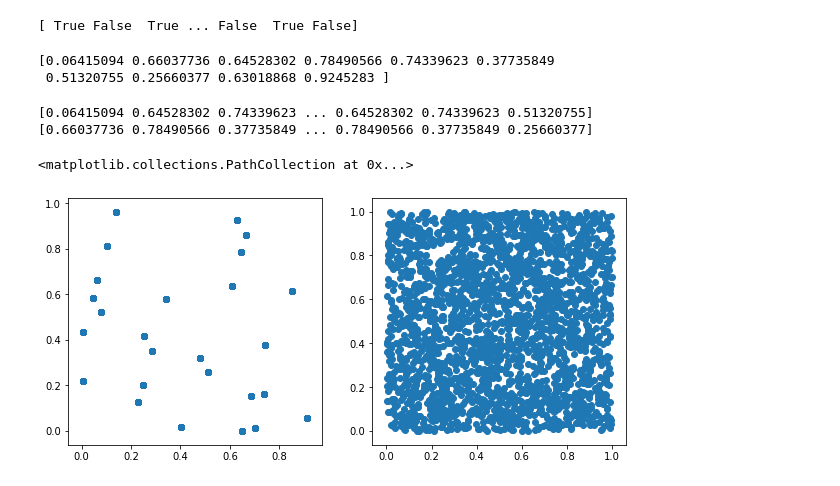
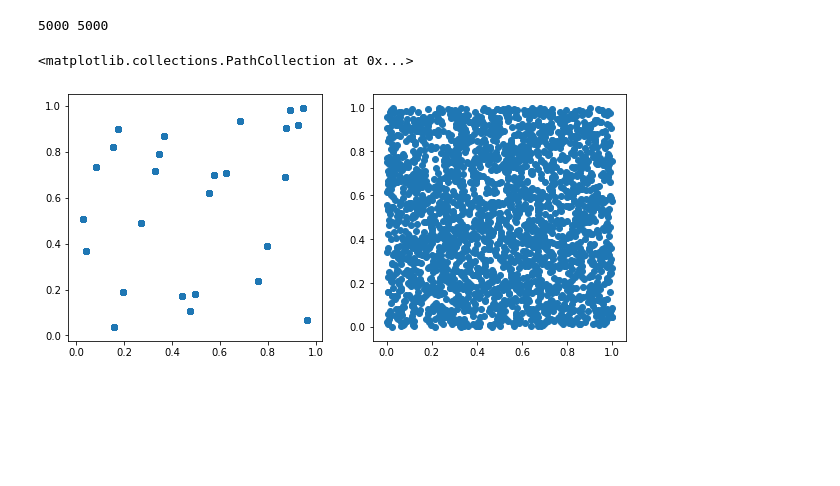
Before and after one commit to danielagda5/MetodosComputacionales202120-1, a Jupyter notebook: Week8/Generadores.ipynb, the cells around one changed output. Drawn from its saved outputs; the diff is of its cells as text; code cells hidden in the pictures; blank space fills up the shorter version.

Commit message:
Generadores corregido

```diff
--- a/Week8/Generadores.ipynb
+++ b/Week8/Generadores.ipynb
@@ -11,7 +11,7 @@ class MyRandom():
         self.r = seed
         self.method = method
 
-        if method == 'simple':
+        if method=='simple':
             self.a = 57
             self.c = 1
             self.M = 265
@@ -19,9 +19,8 @@ class MyRandom():
             self.a = int('5DEECE66D',16)
             self.c = int('B',16)
             self.M = 2**48
-           # print(self.a)
         else:
-            print('Metodo no reconocido')
+            print('Generador no reconocido')
 
     def Random(self):
 
@@ -32,14 +31,13 @@ class MyRandom():
 
     def TestMethod(self, Npoints, moment, seed_ = 32, method_ = 'simple'):
 
-
-        rand = MyRandom(seed = seed_, method=method_)
+        rand = MyRandom(seed = seed_, method = method_)
 
         array = np.zeros(Npoints)
 
         for i in range(Npoints):
             array[i] = rand.Random()
 
-        return np.sqrt(Npoints)*np.abs(  np.mean(array**moment) - 1/(1+moment)  )
+        return np.sqrt(Npoints)* np.abs(  np.mean(array**moment) - 1./(1.+moment) )
 # %%
-rand = MyRandom(method='drand48')
+rand = MyRandom(seed = 6625, method='drand48')
@@ -58,33 +58,23 @@ def FillPoints(seed_, method_, Npoints):
     return points
 # %%
 Npoints = 5000
-Nsimple = FillPoints(163, 'simple', Npoints)
-Ndrand48 = FillPoints(1565, 'drand48', Npoints)
+Nsimple = FillPoints(165, 'simple', Npoints)
+Nrand48 = FillPoints(695, 'drand48', Npoints)
+# %%
+print(len(Nsimple),len(Nrand48))
+# %% [output]
+5000 5000
 # %%
 indices = np.arange(Npoints)
 Even = (indices%2) == 0
-print(Even)
-# %% [output]
-[ True False  True ... False  True False]
-# %%
-print(Nsimple[:10])
-# %% [output]
-[0.06415094 0.66037736 0.64528302 0.78490566 0.74339623 0.37735849
- 0.51320755 0.25660377 0.63018868 0.9245283 ]
-# %%
-print(Nsimple[Even])
-print(Nsimple[~Even])
-# %% [output]
-[0.06415094 0.64528302 0.74339623 ... 0.64528302 0.74339623 0.51320755]
-[0.66037736 0.78490566 0.37735849 ... 0.78490566 0.37735849 0.25660377]
 # %%
 fig = plt.figure(figsize=(10,10))
 
 ax1 = fig.add_subplot(2,2,1)
 ax2 = fig.add_subplot(2,2,2)
 
 ax1.scatter(Nsimple[Even],Nsimple[~Even])
-ax2.scatter(Ndrand48[Even],Ndrand48[~Even])
+ax2.scatter(Nrand48[Even],Nrand48[~Even])
 # %% [output]
 <matplotlib.collections.PathCollection at 0x...>
-[figure, old version]
+[figure, new version]
```
Also changed, not shown: parts of 16 cells of this notebook.
